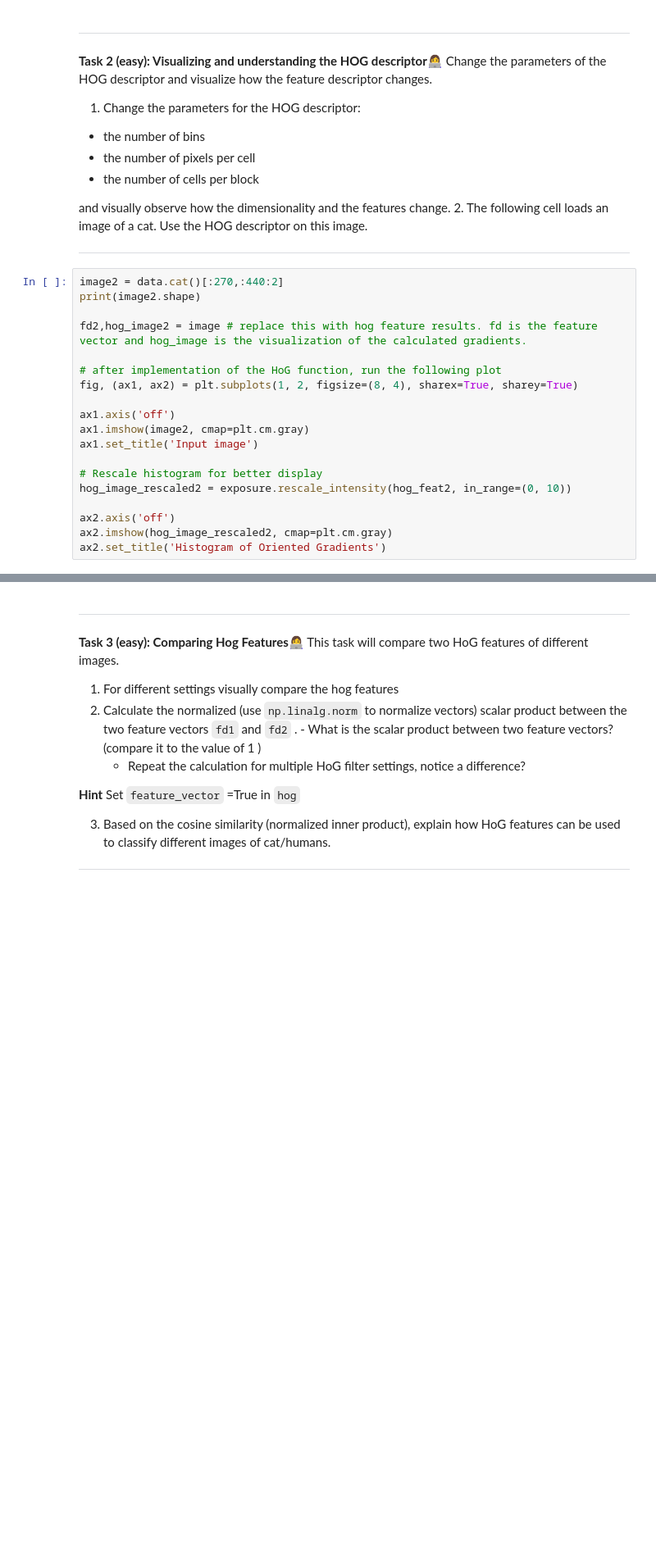
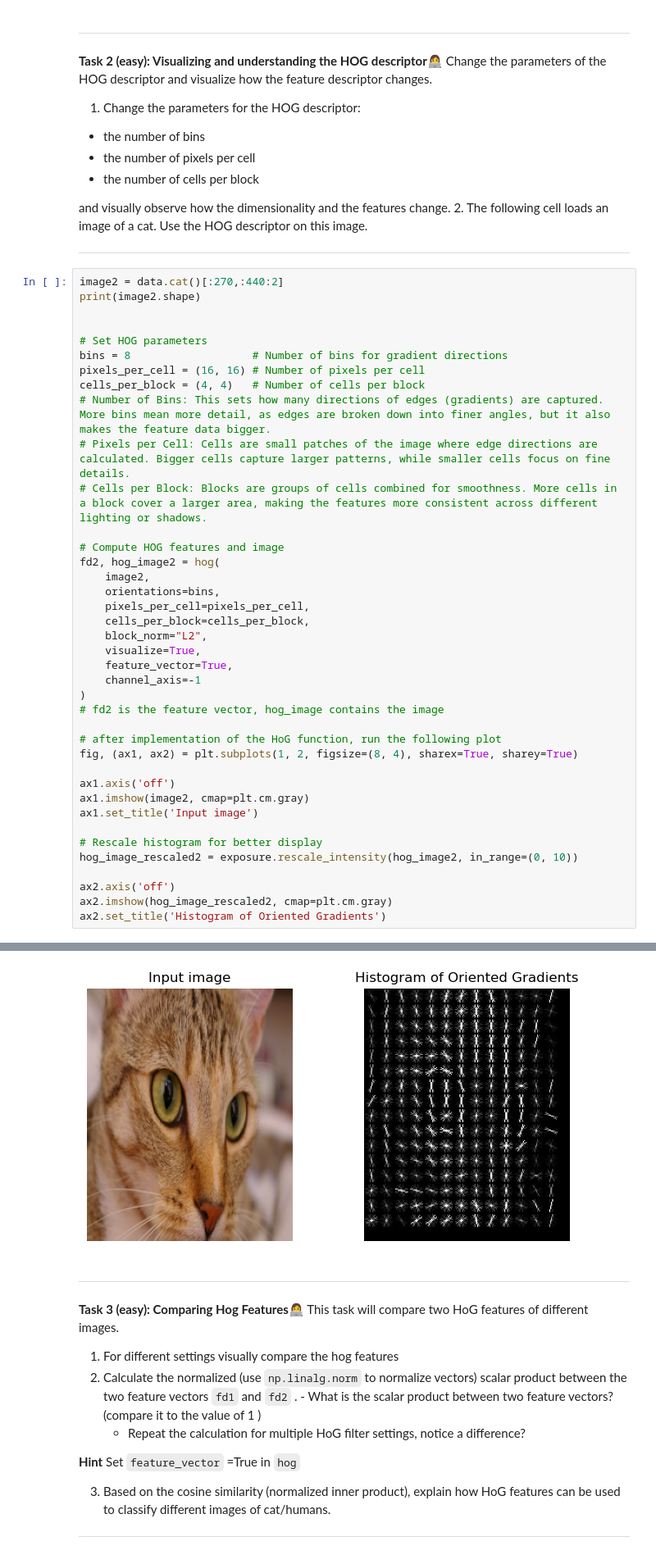
Before and after one commit to hannahcandersen/iml_exercises, a Jupyter notebook: week9/03-hog.ipynb, the cells around one changed output, grey strips where cells are left out. Shown at 82% size. Saved outputs shown, nothing was run; the diff lists cells and outputs as text; blank space fills up the shorter version.

```diff
--- a/week9/03-hog.ipynb
+++ b/week9/03-hog.ipynb
@@ -148,7 +164,27 @@ and visually observe how the dimensionality and the features change.
 image2 = data.cat()[:270,:440:2]
 print(image2.shape)
 
-fd2,hog_image2 = image # replace this with hog feature results. fd is the feature vector and hog_image is the visualization of the calculated gradients.
+
+# Set HOG parameters
+bins = 8                   # Number of bins for gradient directions
+pixels_per_cell = (16, 16) # Number of pixels per cell
+cells_per_block = (4, 4)   # Number of cells per block
+# Number of Bins: This sets how many directions of edges (gradients) are captured. More bins mean more detail, as edges are broken down into finer angles, but it also makes the feature data bigger.
+# Pixels per Cell: Cells are small patches of the image where edge directions are calculated. Bigger cells capture larger patterns, while smaller cells focus on fine details.
+# Cells per Block: Blocks are groups of cells combined for smoothness. More cells in a block cover a larger area, making the features more consistent across different lighting or shadows.
+
+# Compute HOG features and image
+fd2, hog_image2 = hog(
+    image2,
+    orientations=bins,
+    pixels_per_cell=pixels_per_cell,
+    cells_per_block=cells_per_block,
+    block_norm="L2",
+    visualize=True,
+    feature_vector=True,
+    channel_axis=-1
+)
+# fd2 is the feature vector, hog_image contains the image
 
 # after implementation of the HoG function, run the following plot
 fig, (ax1, ax2) = plt.subplots(1, 2, figsize=(8, 4), sharex=True, sharey=True)
@@ -158,8 +194,9 @@ ax1.imshow(image2, cmap=plt.cm.gray)
 ax1.set_title('Input image')
 
 # Rescale histogram for better display
-hog_image_rescaled2 = exposure.rescale_intensity(hog_feat2, in_range=(0, 10))
+hog_image_rescaled2 = exposure.rescale_intensity(hog_image2, in_range=(0, 10))
 
 ax2.axis('off')
 ax2.imshow(hog_image_rescaled2, cmap=plt.cm.gray)
 ax2.set_title('Histogram of Oriented Gradients')
+# %% [output]
@@ -166,3 +205,4 @@ ax2.set_title('Histogram of Oriented Gradients')
+[figure, added]
 # %% [markdown]
 
 ---
```
Also changed, not shown: parts of 7 cells of this notebook.
